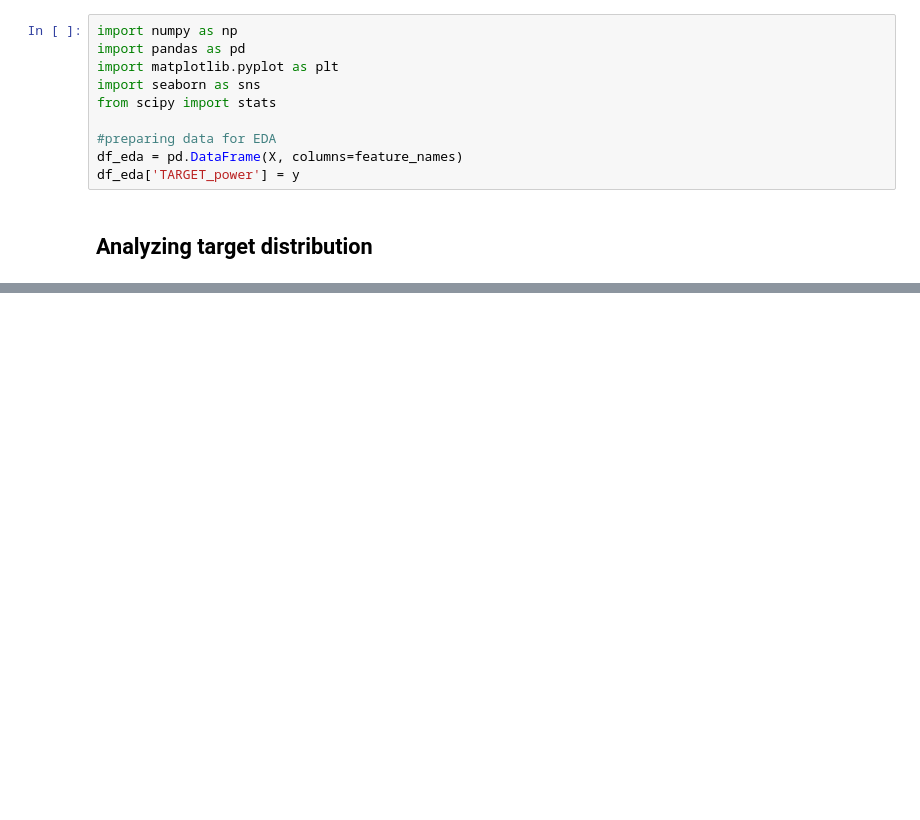
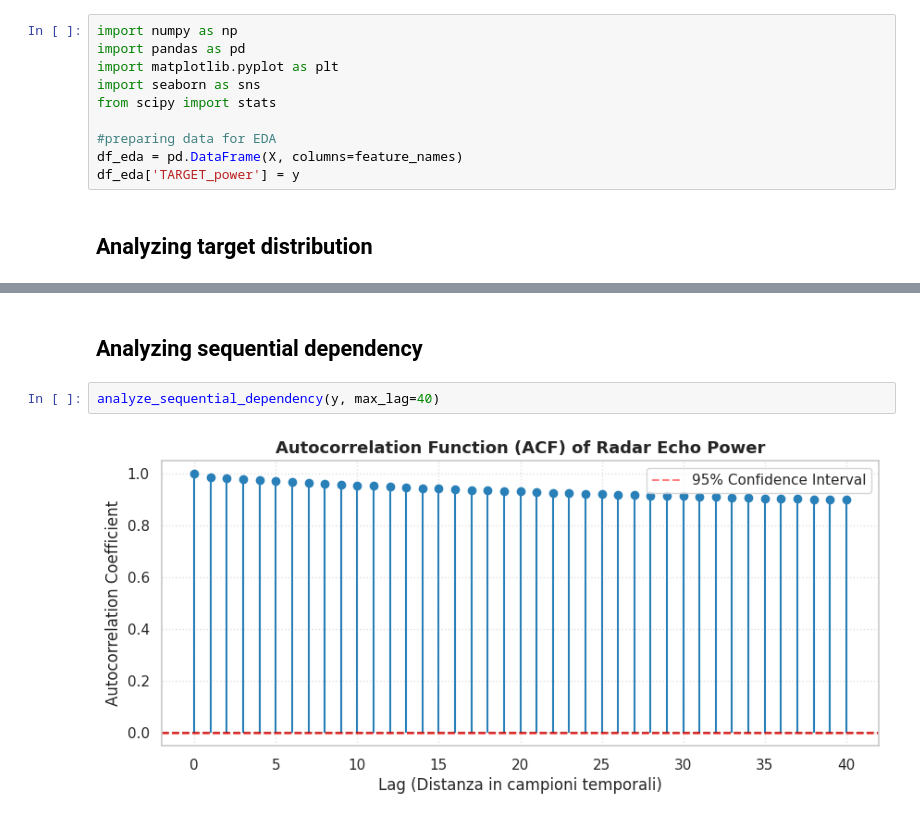
Before and after one commit to Epot12/Lab_XAI, a Jupyter notebook: Lab_XAI_pytorch/data_analysis.ipynb, the cells around one changed output, grey strips where cells are left out. Cells and saved outputs as stored; diff of their text form; blank space fills up the shorter version.

```diff
--- a/Lab_XAI_pytorch/data_analysis.ipynb
+++ b/Lab_XAI_pytorch/data_analysis.ipynb
@@ -25,0 +24,6 @@ NameError: name 'analyze_target_distribution' is not defined
+# %% [markdown]
+## Analyzing sequential dependency
+# %%
+analyze_sequential_dependency(y, max_lag=40)
+# %% [output]
+[figure, added]
```
Also changed, not shown: parts of 6 cells of this notebook, 1 other file.
